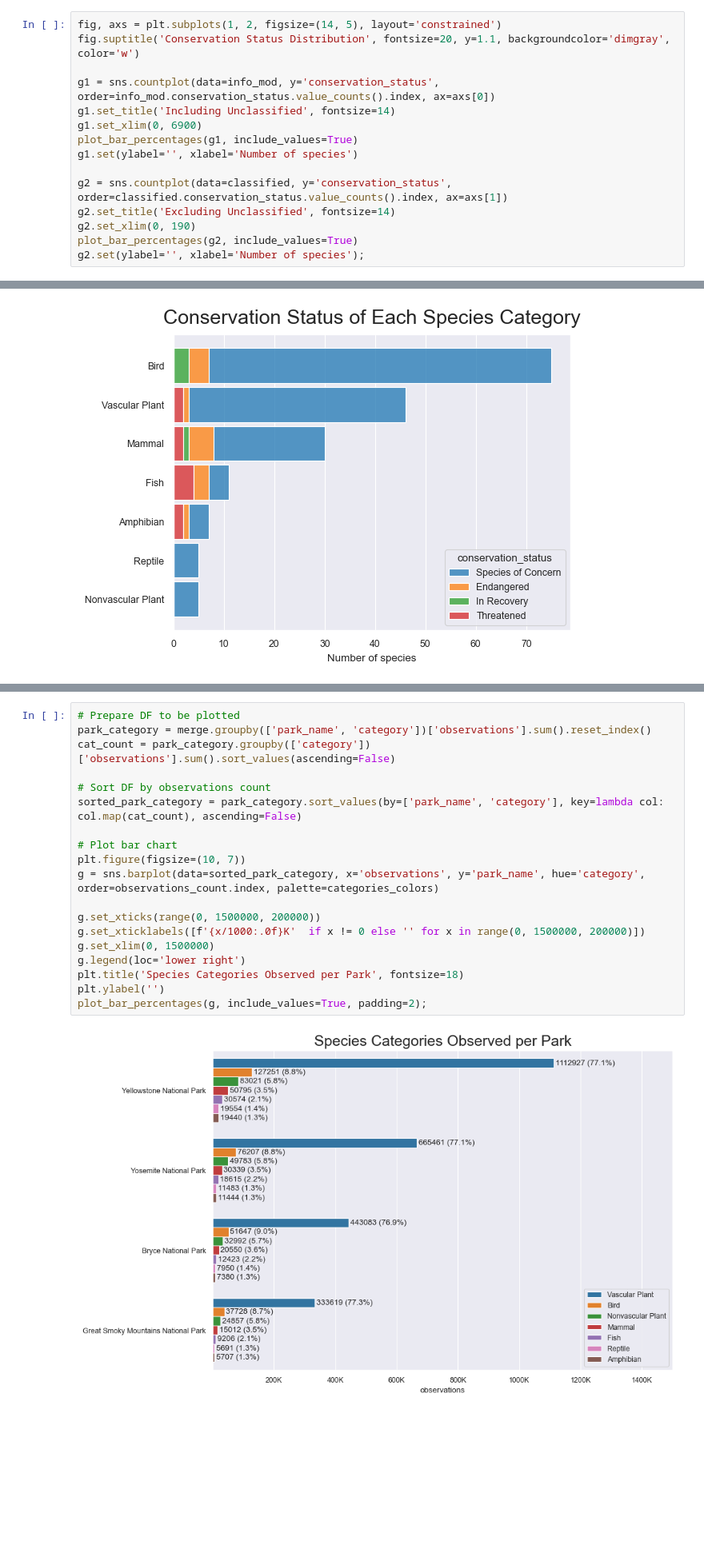
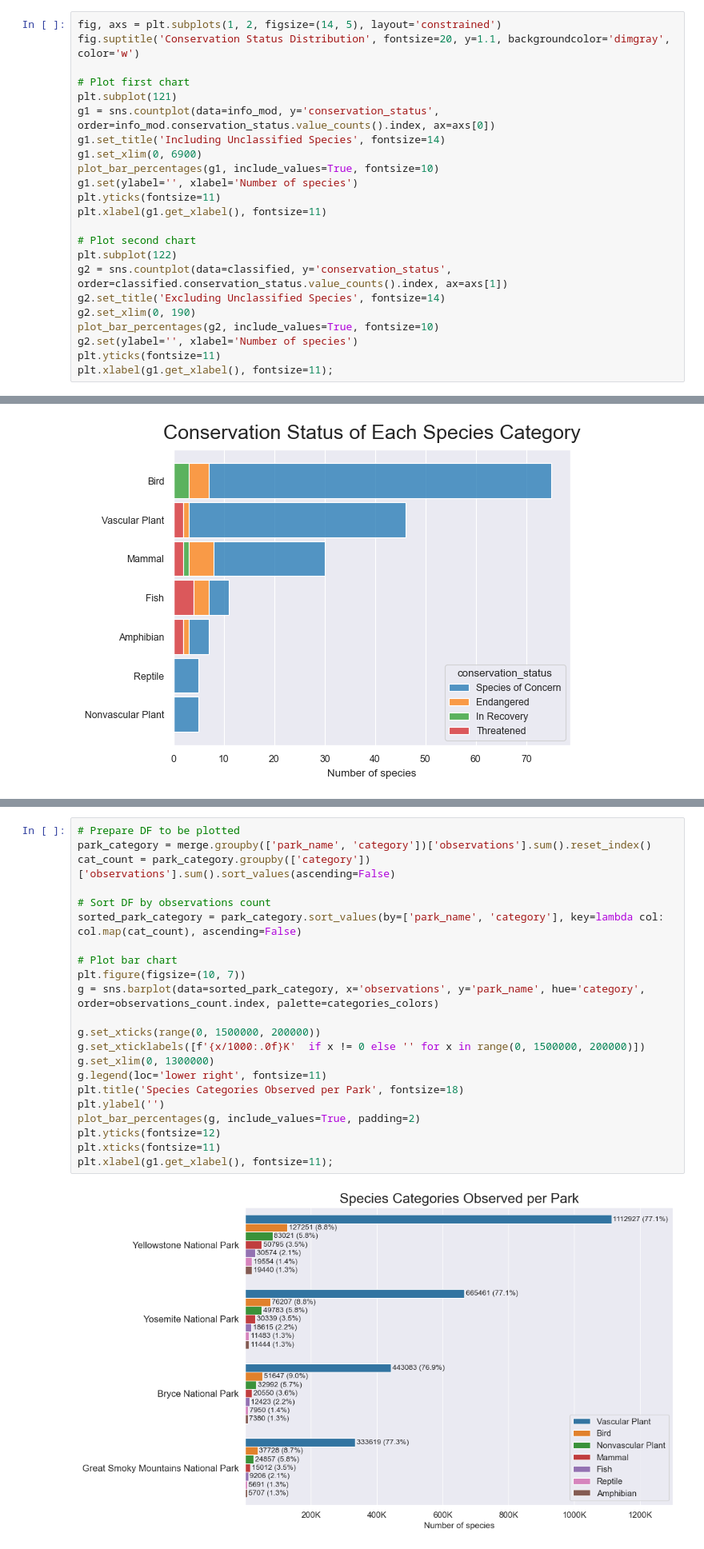
Before and after one commit to bcbmotta/biodiversity-project, a Jupyter notebook: Code/biodiversity.ipynb, the cells around one changed output, grey strips where cells are left out. Shown at 80% size. Saved outputs shown, nothing was run; the diff lists cells and outputs as text; blank space fills up the shorter version.

```diff
--- a/Code/biodiversity.ipynb
+++ b/Code/biodiversity.ipynb
@@ -227,15 +228,23 @@ g.set(ylabel='', xlabel='Number of species');
 fig, axs = plt.subplots(1, 2, figsize=(14, 5), layout='constrained')
 fig.suptitle('Conservation Status Distribution', fontsize=20, y=1.1, backgroundcolor='dimgray', color='w')
 
+# Plot first chart
+plt.subplot(121)
 g1 = sns.countplot(data=info_mod, y='conservation_status', order=info_mod.conservation_status.value_counts().index, ax=axs[0])
-g1.set_title('Including Unclassified', fontsize=14)
+g1.set_title('Including Unclassified Species', fontsize=14)
 g1.set_xlim(0, 6900)
-plot_bar_percentages(g1, include_values=True)
+plot_bar_percentages(g1, include_values=True, fontsize=10)
 g1.set(ylabel='', xlabel='Number of species')
+plt.yticks(fontsize=11)
+plt.xlabel(g1.get_xlabel(), fontsize=11)
 
+# Plot second chart
+plt.subplot(122)
 g2 = sns.countplot(data=classified, y='conservation_status', order=classified.conservation_status.value_counts().index, ax=axs[1])
-g2.set_title('Excluding Unclassified', fontsize=14)
+g2.set_title('Excluding Unclassified Species', fontsize=14)
 g2.set_xlim(0, 190)
-plot_bar_percentages(g2, include_values=True)
-g2.set(ylabel='', xlabel='Number of species');
+plot_bar_percentages(g2, include_values=True, fontsize=10)
+g2.set(ylabel='', xlabel='Number of species')
+plt.yticks(fontsize=11)
+plt.xlabel(g1.get_xlabel(), fontsize=11);
 # %% [output]
@@ -316,23 +334,26 @@ plot_bar_percentages(g, label_type='center', padding=0, color='white');
 # %%
 # Prepare DF to be plotted
 park_category = merge.groupby(['park_name', 'category'])['observations'].sum().reset_index()
 cat_count = park_category.groupby(['category'])['observations'].sum().sort_values(ascending=False)
 
 # Sort DF by observations count
 sorted_park_category = park_category.sort_values(by=['park_name', 'category'], key=lambda col: col.map(cat_count), ascending=False)
 
 # Plot bar chart
 plt.figure(figsize=(10, 7))
 g = sns.barplot(data=sorted_park_category, x='observations', y='park_name', hue='category', order=observations_count.index, palette=categories_colors)
 
 g.set_xticks(range(0, 1500000, 200000))
 g.set_xticklabels([f'{x/1000:.0f}K'  if x != 0 else '' for x in range(0, 1500000, 200000)])
-g.set_xlim(0, 1500000)
-g.legend(loc='lower right')
+g.set_xlim(0, 1300000)
+g.legend(loc='lower right', fontsize=11)
 plt.title('Species Categories Observed per Park', fontsize=18)
 plt.ylabel('')
-plot_bar_percentages(g, include_values=True, padding=2);
+plot_bar_percentages(g, include_values=True, padding=2)
+plt.yticks(fontsize=12)
+plt.xticks(fontsize=11)
+plt.xlabel(g1.get_xlabel(), fontsize=11);
 # %% [output]
-[figure, old version]
+[figure, new version]
 # %%
 # Plot 1 pie chart for each park's classfied species observation
```
Also changed, not shown: parts of 6 cells of this notebook, 3 other files.
